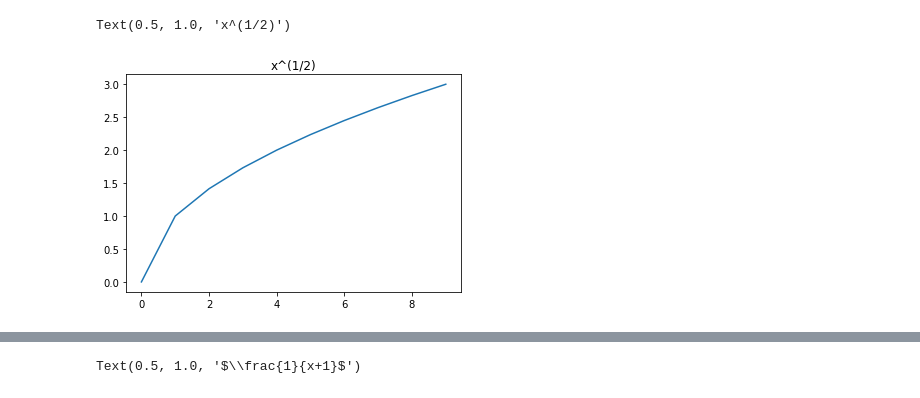
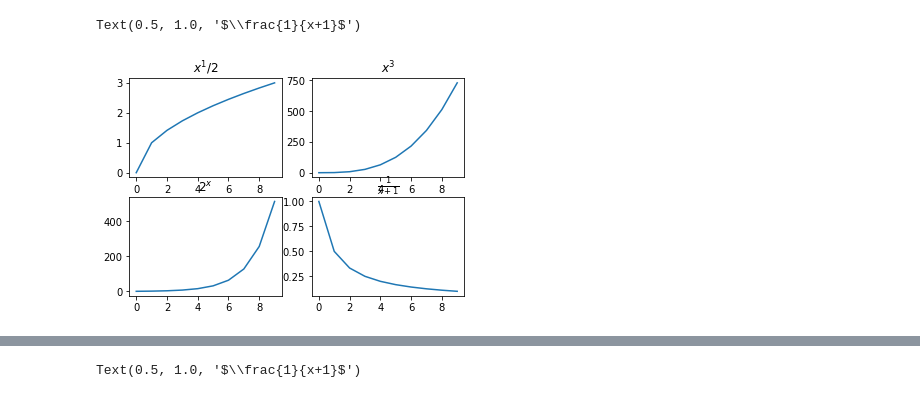
Before and after one commit to brentschriver/numpy-pandas-visualization-exercises, a Jupyter notebook: matplotlib_exercises.ipynb, the cells around one changed output, grey strips where cells are left out. Saved outputs shown, nothing was run; the diff lists cells and outputs as text; code cells hidden in the pictures.

```diff
--- a/matplotlib_exercises.ipynb
+++ b/matplotlib_exercises.ipynb
@@ -12,9 +25,27 @@ Text(0, 5, '(0,0)')
 # %%
+# Create a range of values from 0 to 10.
 x = range(10)
+# For every number in x, take the square root.
 y1 = [num ** (1/2) for num in x]
+y2 = [num ** 3 for num in x]
+y3 = [2 ** num for num in x]
+y4 = [1/(num + 1) for num in x]
 
+plt.subplot(221)
 plt.plot(x,y1)
-plt.title('x^(1/2)')
+plt.title('$x^1/2$')
+
+plt.subplot(222)
+plt.plot(x,y2)
+plt.title('$x^3$')
+
+plt.subplot(223)
+plt.plot(x,y3)
+plt.title('$2^x$')
+
+plt.subplot(224)
+plt.plot(x,y4)
+plt.title('$\\frac{1}{x+1}$')
 # %% [output]
-Text(0.5, 1.0, 'x^(1/2)')
+Text(0.5, 1.0, '$\\frac{1}{x+1}$')
-[figure, old version]
+[figure, new version]
```
Also changed, not shown: parts of 9 cells of this notebook, 1 other file.
